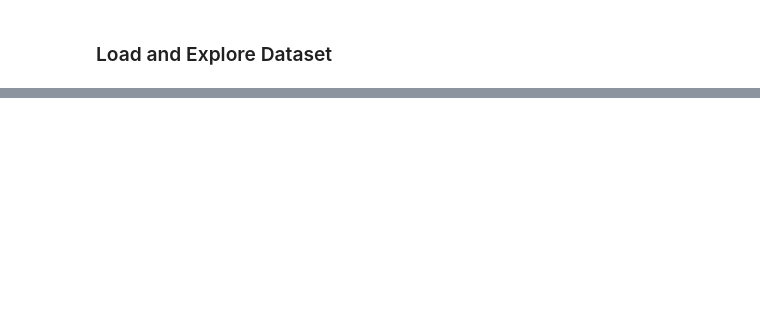
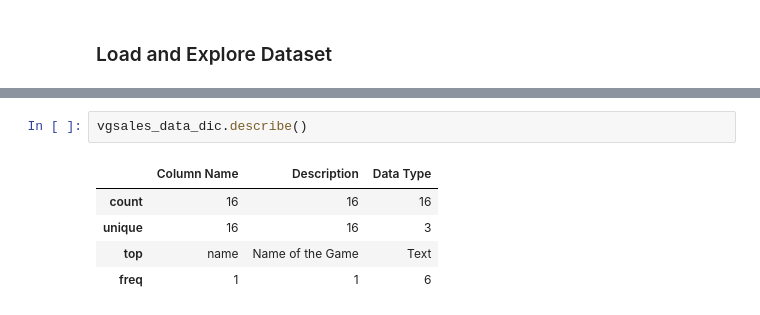
Before and after one commit to eleanorbucke21/ca1_DATA_VISUALISATION, a Jupyter notebook: DataVisualisationCA.ipynb, the cells around one changed output, grey strips where cells are left out. Drawn from its saved outputs; the diff is of its cells as text; blank space fills up the shorter version.

```diff
--- a/DataVisualisationCA.ipynb
+++ b/DataVisualisationCA.ipynb
@@ -29,0 +134,8 @@ o	Data Visualizations
+# %%
+vgsales_data_dic.describe()
+# %% [output]
+|  | Column Name | Description | Data Type |
+| count | 16 | 16 | 16 |
+| unique | 16 | 16 | 3 |
+| top | name | Name of the Game | Text |
+| freq | 1 | 1 | 6 |
```
Also changed, not shown: parts of 10 cells of this notebook.
